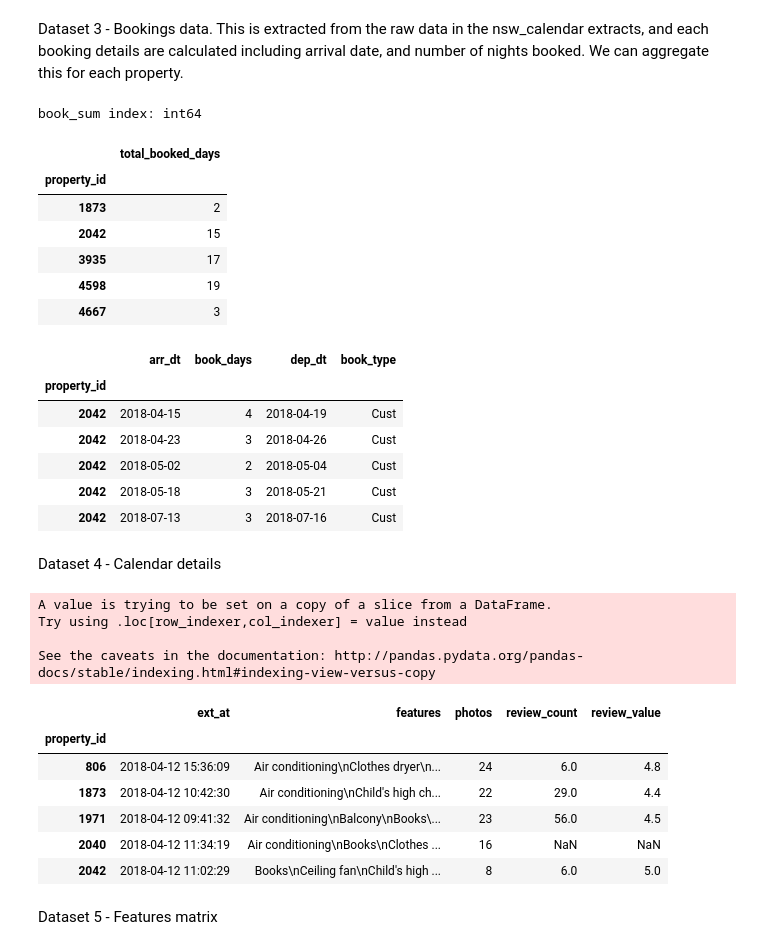
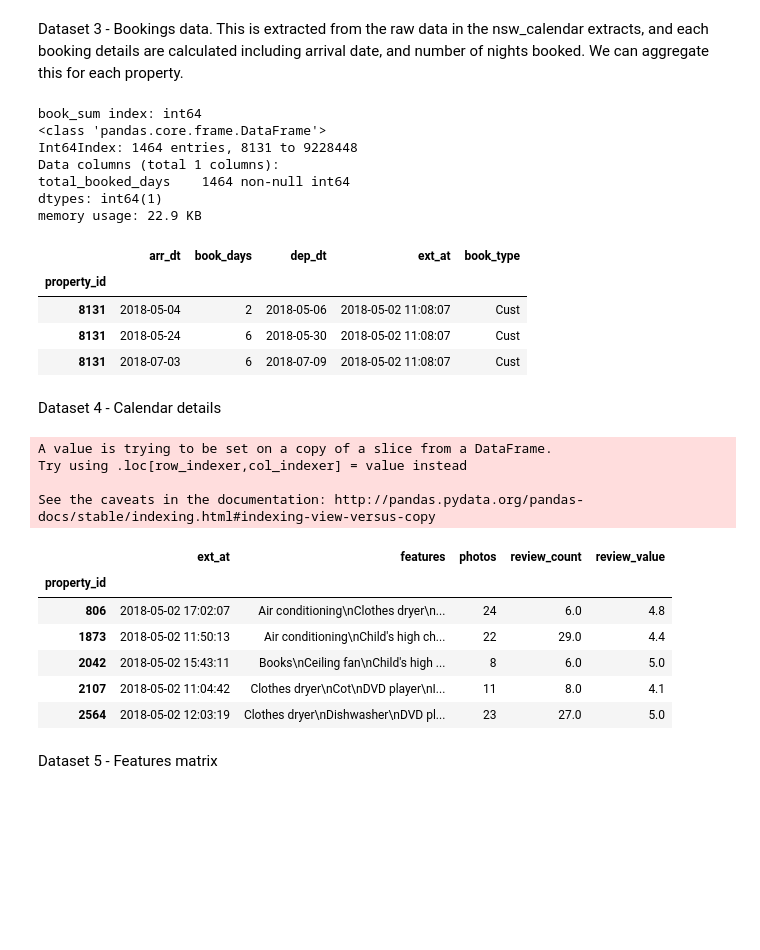
Before and after one commit to Mitoflyboy/scraping, a Jupyter notebook: stayz_analysis/Stayz_Analysis.ipynb, the cells around one changed output. Cells and saved outputs as stored; diff of their text form; code cells hidden in the pictures; blank space fills up the shorter version.

```diff
--- a/stayz_analysis/Stayz_Analysis.ipynb
+++ b/stayz_analysis/Stayz_Analysis.ipynb
@@ -95,10 +95,9 @@ geodata index: int64
 Dataset 3 - Bookings data. This is extracted from the raw data in the nsw_calendar extracts, and each booking details are calculated including arrival date, and number of nights booked. We can aggregate this for each property.
 # %%
 # Read the bookings file
-bk_date_str = '2018-04-03'
+bk_date_str = date_str
 
-book_1 = pd.read_json('/Users/taj/GitHub/scraping/stayz/WebData/nsw_bookings/stayz_bookings_' + bk_date_str + '.json'
-                ,convert_dates=['arr_dt','dep_dt'])
+book_1 = pd.read_json('/Users/taj/GitHub/scraping/stayz/WebData/nsw_bookings/stayz_bookings_' + bk_date_str + '.json',convert_dates=['arr_dt','dep_dt'])
 
 # Change the index to property id
 book_2 = book_1.set_index('property_id')
@@ -122,33 +121,30 @@ book_sum.columns = ['total_booked_days']
 
 print("book_sum index: " + str(book_sum.index.dtype_str))
 
-book_sum.head()
+book_sum.info()
 # %% [output]
 book_sum index: int64
+<class 'pandas.core.frame.DataFrame'>
+Int64Index: 1464 entries, 8131 to 9228448
+Data columns (total 1 columns):
+total_booked_days    1464 non-null int64
+dtypes: int64(1)
+memory usage: 22.9 KB
-|  | total_booked_days |
-| property_id |  |
-| 1873 | 2 |
-| 2042 | 15 |
-| 3935 | 17 |
-| 4598 | 19 |
-| 4667 | 3 |
 # %%
 # Check a specific property_id to make sure the individual bookings are calculated correctly
-a = book_cust.loc[2042]
+a = book_cust.loc[8131]
 a.sort_values(by=['arr_dt'])
 # %% [output]
-|  | arr_dt | book_days | dep_dt | book_type |
-| property_id |  |  |  |  |
-| 2042 | 2018-04-15 | 4 | 2018-04-19 | Cust |
-| 2042 | 2018-04-23 | 3 | 2018-04-26 | Cust |
-| 2042 | 2018-05-02 | 2 | 2018-05-04 | Cust |
-| 2042 | 2018-05-18 | 3 | 2018-05-21 | Cust |
-| 2042 | 2018-07-13 | 3 | 2018-07-16 | Cust |
+|  | arr_dt | book_days | dep_dt | ext_at | book_type |
+| property_id |  |  |  |  |  |
+| 8131 | 2018-05-04 | 2 | 2018-05-06 | 2018-05-02 11:08:07 | Cust |
+| 8131 | 2018-05-24 | 6 | 2018-05-30 | 2018-05-02 11:08:07 | Cust |
+| 8131 | 2018-07-03 | 6 | 2018-07-09 | 2018-05-02 11:08:07 | Cust |
 # %% [markdown]
 Dataset 4 - Calendar details
 # %%
 # Read the Calendar extract to get additional details
-cal_1 = pd.read_json('/Users/taj/GitHub/scraping/stayz/WebData/nsw_calendar/stayz_calendar_' + date_str + '.json')
+cal_1 = pd.read_json('/Users/taj/GitHub/scraping/stayz/WebData/nsw_calendar/stayz_calendar_' + date_str + '.json.zip')
 
 # Change values of -1.0 into NaN for stats analysis
 cal_1.loc[cal_1['review_count'] == -1.0, 'review_count'] = np.nan
@@ -176,11 +172,11 @@ Try using .loc[row_indexer,col_indexer] = value instead
 See the caveats in the documentation: http://pandas.pydata.org/pandas-docs/stable/indexing.html#indexing-view-versus-copy
 |  | ext_at | features | photos | review_count | review_value |
 | property_id |  |  |  |  |  |
-| 806 | 2018-04-12 15:36:09 | Air conditioning\nClothes dryer\n... | 24 | 6.0 | 4.8 |
-| 1873 | 2018-04-12 10:42:30 | Air conditioning\nChild's high ch... | 22 | 29.0 | 4.4 |
-| 1971 | 2018-04-12 09:41:32 | Air conditioning\nBalcony\nBooks\... | 23 | 56.0 | 4.5 |
-| 2040 | 2018-04-12 11:34:19 | Air conditioning\nBooks\nClothes ... | 16 | NaN | NaN |
-| 2042 | 2018-04-12 11:02:29 | Books\nCeiling fan\nChild's high ... | 8 | 6.0 | 5.0 |
+| 806 | 2018-05-02 17:02:07 | Air conditioning\nClothes dryer\n... | 24 | 6.0 | 4.8 |
+| 1873 | 2018-05-02 11:50:13 | Air conditioning\nChild's high ch... | 22 | 29.0 | 4.4 |
+| 2042 | 2018-05-02 15:43:11 | Books\nCeiling fan\nChild's high ... | 8 | 6.0 | 5.0 |
+| 2107 | 2018-05-02 11:04:42 | Clothes dryer\nCot\nDVD player\nI... | 11 | 8.0 | 4.1 |
+| 2564 | 2018-05-02 12:03:19 | Clothes dryer\nDishwasher\nDVD pl... | 23 | 27.0 | 5.0 |
 # %% [markdown]
 Dataset 5 - Features matrix
 # %%
```
Also changed, not shown: parts of 18 cells of this notebook, 5 other files.
